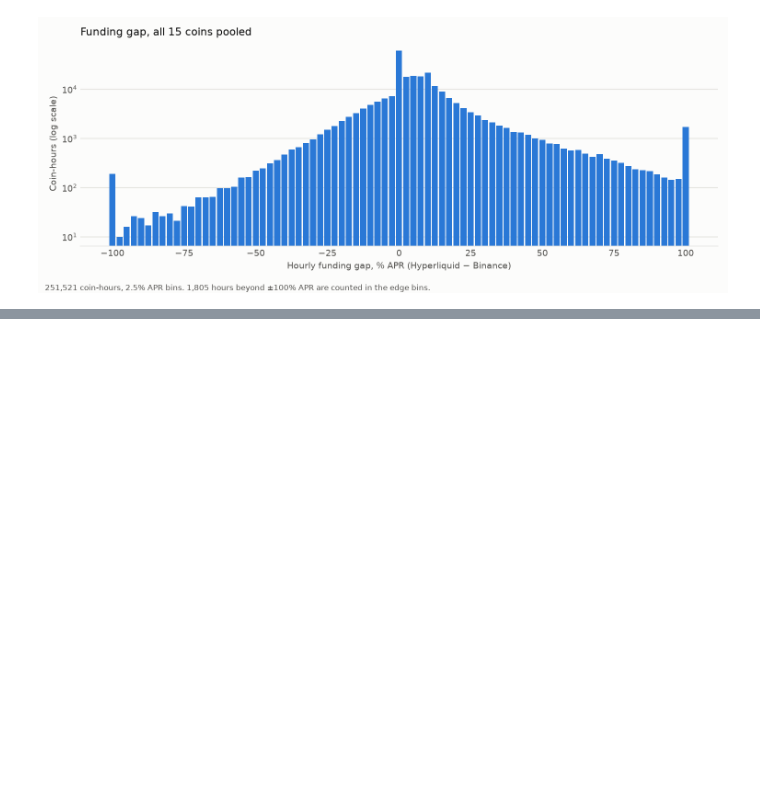
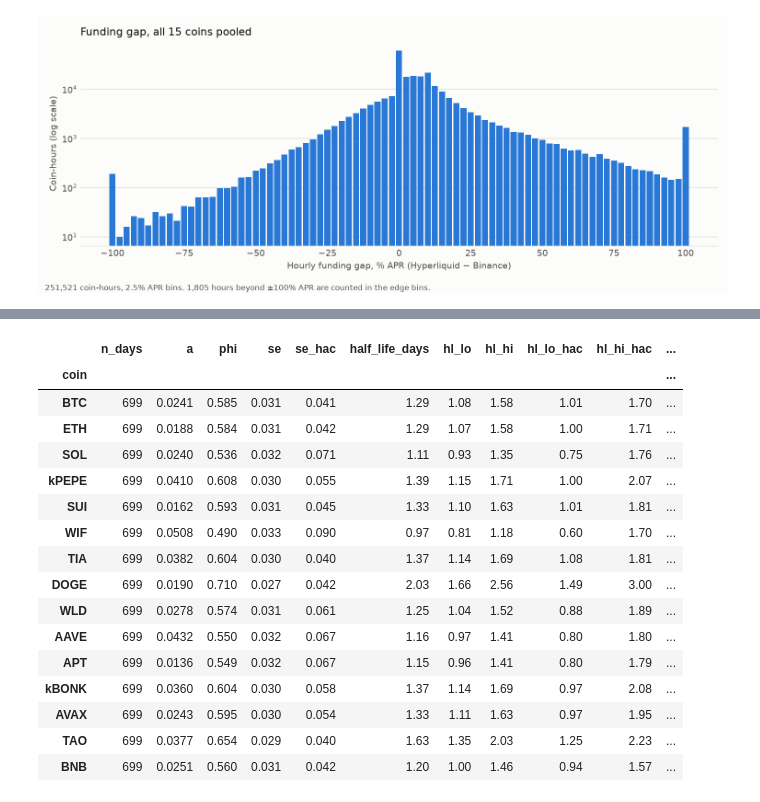
Before and after one commit to arthurfritscheck/funding-dislocations, a Jupyter notebook: notebooks/01_eda.ipynb, the cells around one changed output, grey strips where cells are left out. Saved outputs shown, nothing was run; the diff lists cells and outputs as text; code cells hidden in the pictures; blank space fills up the shorter version.

```diff
--- a/notebooks/01_eda.ipynb
+++ b/notebooks/01_eda.ipynb
@@ -143,0 +151,24 @@ display(Image(filename=str(gap_stats.FIGURES / "eda_gap_histogram.png")))
+# %%
+pr = half_life.run()        # computes and saves report/tables/persistence_*.csv and figures
+h = pr["half_lives"].astype(float)
+h.style.format({"n_days": "{:.0f}", "a": "{:.4f}", "phi": "{:.3f}", "se": "{:.3f}", "se_hac": "{:.3f}",
+                "half_life_days": "{:.2f}", "hl_lo": "{:.2f}", "hl_hi": "{:.2f}", "hl_lo_hac": "{:.2f}",
+                "hl_hi_hac": "{:.2f}", "long_run_mean_apr": pct, "adf_pvalue": "{:.3f}"})
+# %% [output]
+|  | n_days | a | phi | se | se_hac | half_life_days | hl_lo | hl_hi | hl_lo_hac | hl_hi_hac | ... |
+| coin |  |  |  |  |  |  |  |  |  |  | ... |
+| BTC | 699 | 0.0241 | 0.585 | 0.031 | 0.041 | 1.29 | 1.08 | 1.58 | 1.01 | 1.70 | ... |
+| ETH | 699 | 0.0188 | 0.584 | 0.031 | 0.042 | 1.29 | 1.07 | 1.58 | 1.00 | 1.71 | ... |
+| SOL | 699 | 0.0240 | 0.536 | 0.032 | 0.071 | 1.11 | 0.93 | 1.35 | 0.75 | 1.76 | ... |
+| kPEPE | 699 | 0.0410 | 0.608 | 0.030 | 0.055 | 1.39 | 1.15 | 1.71 | 1.00 | 2.07 | ... |
+| SUI | 699 | 0.0162 | 0.593 | 0.031 | 0.045 | 1.33 | 1.10 | 1.63 | 1.01 | 1.81 | ... |
+| WIF | 699 | 0.0508 | 0.490 | 0.033 | 0.090 | 0.97 | 0.81 | 1.18 | 0.60 | 1.70 | ... |
+| TIA | 699 | 0.0382 | 0.604 | 0.030 | 0.040 | 1.37 | 1.14 | 1.69 | 1.08 | 1.81 | ... |
+| DOGE | 699 | 0.0190 | 0.710 | 0.027 | 0.042 | 2.03 | 1.66 | 2.56 | 1.49 | 3.00 | ... |
+| WLD | 699 | 0.0278 | 0.574 | 0.031 | 0.061 | 1.25 | 1.04 | 1.52 | 0.88 | 1.89 | ... |
+| AAVE | 699 | 0.0432 | 0.550 | 0.032 | 0.067 | 1.16 | 0.97 | 1.41 | 0.80 | 1.80 | ... |
+| APT | 699 | 0.0136 | 0.549 | 0.032 | 0.067 | 1.15 | 0.96 | 1.41 | 0.80 | 1.79 | ... |
+| kBONK | 699 | 0.0360 | 0.604 | 0.030 | 0.058 | 1.37 | 1.14 | 1.69 | 0.97 | 2.08 | ... |
+| AVAX | 699 | 0.0243 | 0.595 | 0.030 | 0.054 | 1.33 | 1.11 | 1.63 | 0.97 | 1.95 | ... |
+| TAO | 699 | 0.0377 | 0.654 | 0.029 | 0.040 | 1.63 | 1.35 | 2.03 | 1.25 | 2.23 | ... |
+| BNB | 699 | 0.0251 | 0.560 | 0.031 | 0.042 | 1.20 | 1.00 | 1.46 | 0.94 | 1.57 | ... |
```
Also changed, not shown: parts of 12 cells of this notebook, 14 other files.
